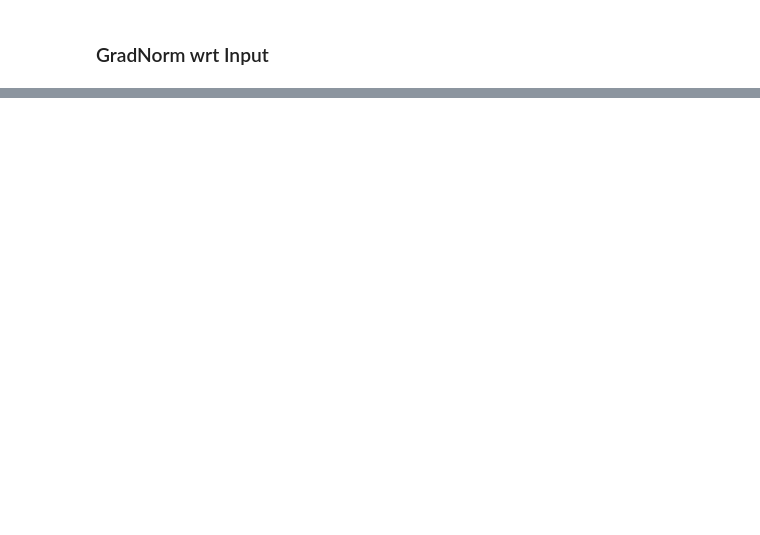
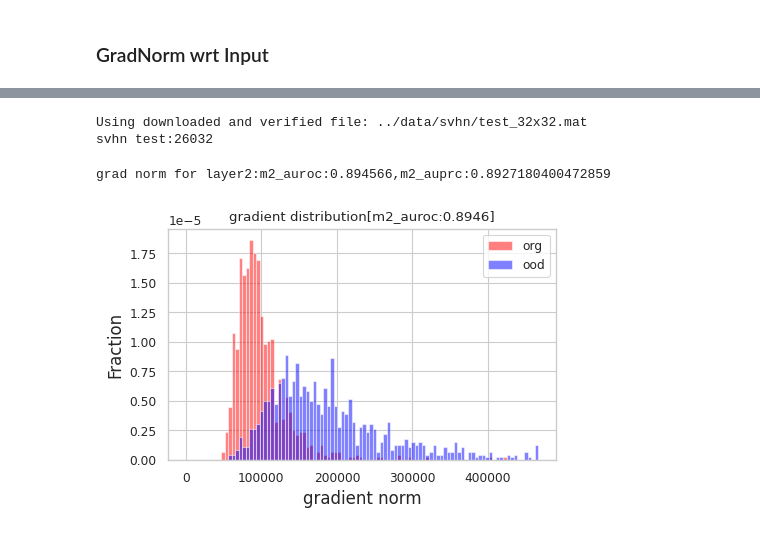
Before and after one commit to buyizhiyou/YYM, a Jupyter notebook: dum/notebooks/statistics_analyse_grad.ipynb, the cells around one changed output, grey strips where cells are left out. Saved outputs shown, nothing was run; the diff lists cells and outputs as text; code cells hidden in the pictures; blank space fills up the shorter version.

```diff
--- a/dum/notebooks/statistics_analyse_grad.ipynb
+++ b/dum/notebooks/statistics_analyse_grad.ipynb
@@ -292,25 +327,38 @@ AttributeError: 'VGG' object has no attribute 'layer1'
 # %%
 layer = "layer2"
+wrt = "input"
 test_loader = dataset_loader[dataset].get_test_loader(root=dataset_root, batch_size=1)
 ood_test_loader = dataset_loader[ood_dataset].get_test_loader(root=dataset_root, batch_size=1)
-gradient_norms = calculate_gradients_wrt_input(
+gradient_norms = calculate_gradients_norm(
     net,
     gaussians_model,
     layer,
     test_loader,
     device=device,
     norm=1,
 )
-ood_gradient_norms = calculate_gradients_wrt_input(net, gaussians_model, layer, ood_test_loader, device=device, norm=1.)
+ood_gradient_norms = calculate_gradients_norm(
+    net,
+    gaussians_model,
+    layer,
+    ood_test_loader,
+    device=device,
+    norm=1,
+)
 
 right = int(max(gradient_norms.quantile(0.99).item(), ood_gradient_norms.quantile(0.99).item()))
 m2_fpr95, m2_auroc, m2_auprc = get_roc_auc_logits(gradient_norms, ood_gradient_norms, None, device, conf=False)
 print(f"grad norm for {layer}:m2_auroc:{m2_auroc},m2_auprc:{m2_auprc}")
 plot_density([gradient_norms.numpy(), ood_gradient_norms.numpy()],
              binrange=[0, right + 50],
              bins=100,
              title=f"gradient distribution[m2_auroc:{m2_auroc:.4f}]",
              xlabel="gradient norm")
-plt.savefig(f'pngs/{layer}_grad_wrt_input_dist.png', bbox_inches='tight')
+plt.savefig(f'pngs/{model}/{layer}_grad_wrt_input_dist.png', bbox_inches='tight')
+# %% [output]
+Using downloaded and verified file: ../data/svhn/test_32x32.mat
+svhn test:26032
+grad norm for layer2:m2_auroc:0.894566,m2_auprc:0.8927180400472859
+[figure, added]
 # %%
 layer = "layer3"
```
Also changed, not shown: parts of 30 cells of this notebook, 10 other files.
